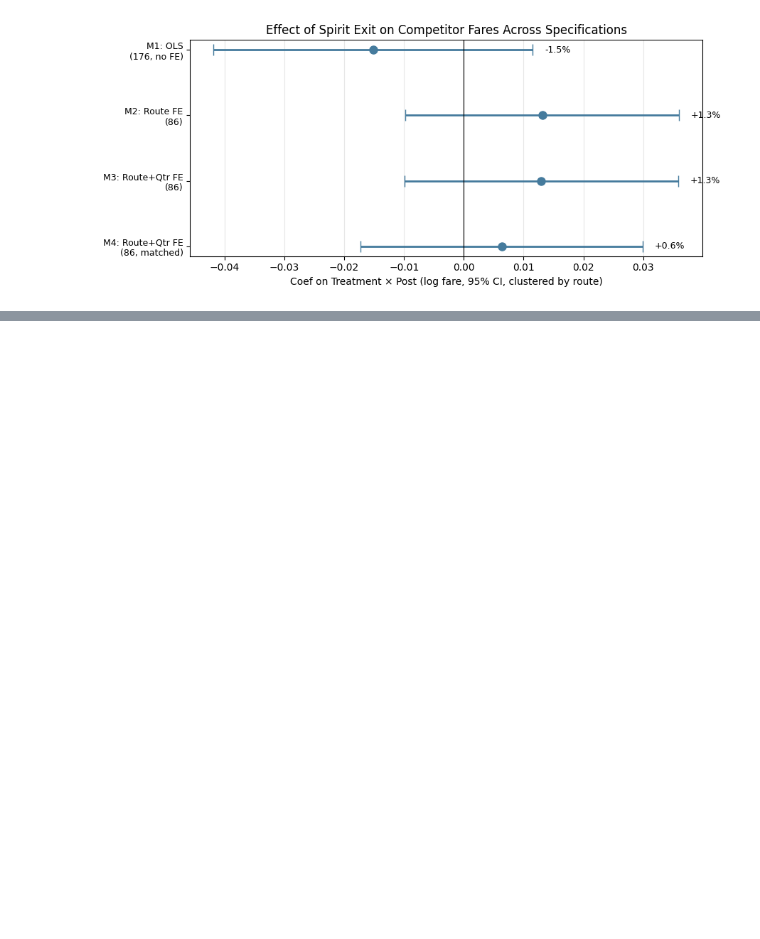
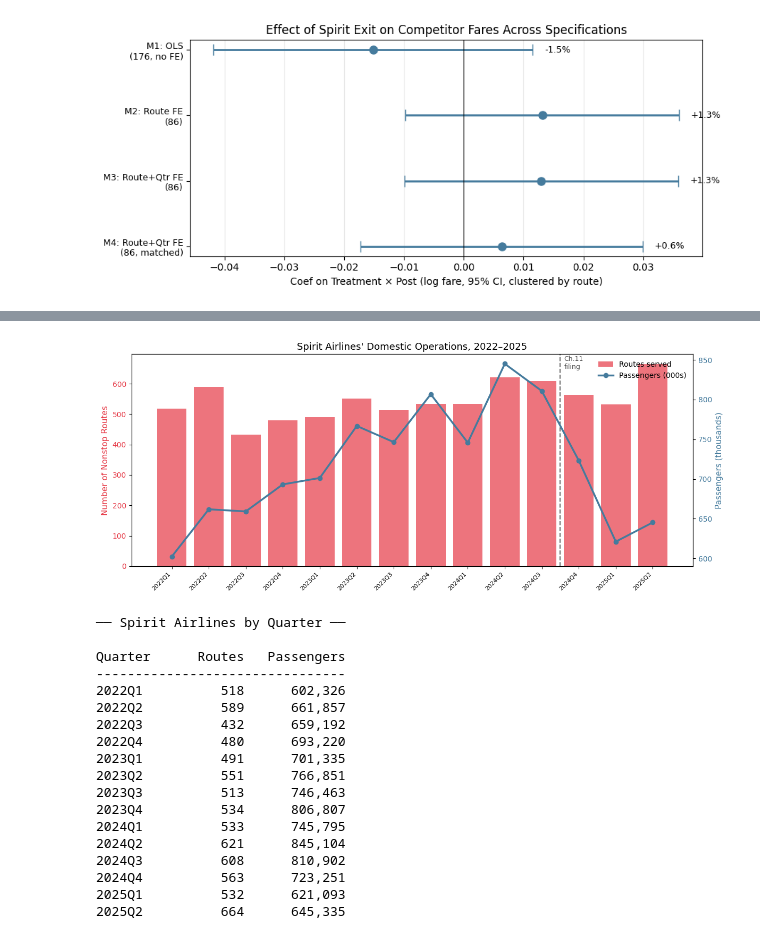
Before and after one commit to Aryangoel225/spirit-econ-project-, a Jupyter notebook: 02_data_exploration.ipynb, the cells around one changed output, grey strips where cells are left out. Drawn from its saved outputs; the diff is of its cells as text; code cells hidden in the pictures; blank space fills up the shorter version.

```diff
--- a/02_data_exploration.ipynb
+++ b/02_data_exploration.ipynb
@@ -335,0 +403,64 @@ plt.tight_layout(); plt.savefig('figure3_coefficients.png', dpi=150); plt.show()
+# %%
+# ── Figure 3: Spirit Airlines' Domestic Operations ───────────────────────────
+
+spirit_data = df[df.TkCarrier == 'NK'].copy()
+spirit_data['YQ_num'] = (spirit_data.Year - 2022) * 4 + spirit_data.Quarter
+spirit_data['YQ'] = spirit_data.Year.astype(str) + 'Q' + spirit_data.Quarter.astype(str)
+
+spirit_quarterly = []
+for (yq_num, yq), group in spirit_data.groupby(['YQ_num','YQ']):
+    n_routes = group[['Origin','Dest']].drop_duplicates().shape[0]
+    total_pax = group.Passengers.sum()
+    spirit_quarterly.append({'YQ_num': yq_num, 'YQ': yq,
+                             'NumRoutes': n_routes, 'TotalPax': total_pax})
+spirit_qtr = pd.DataFrame(spirit_quarterly).sort_values('YQ_num')
+
+fig, ax1 = plt.subplots(figsize=(12, 5))
+color1, color2 = '#e63946', '#457b9d'
+
+ax1.bar(spirit_qtr.YQ_num, spirit_qtr.NumRoutes, color=color1, alpha=0.7, label='Routes served')
+ax1.set_ylabel('Number of Nonstop Routes', color=color1, fontsize=11)
+ax1.tick_params(axis='y', labelcolor=color1)
+
+ax2 = ax1.twinx()
+ax2.plot(spirit_qtr.YQ_num, spirit_qtr.TotalPax / 1000,
+         color=color2, marker='o', linewidth=2.5, label='Passengers (000s)')
+ax2.set_ylabel('Passengers (thousands)', color=color2, fontsize=11)
+ax2.tick_params(axis='y', labelcolor=color2)
+
+ax1.axvline(x=11.5, color='black', linestyle='--', alpha=0.6)
+ax1.text(11.6, ax1.get_ylim()[1] * 0.93, 'Ch.11\nfiling', fontsize=9, alpha=0.7)
+ax1.set_xticks(spirit_qtr.YQ_num.tolist())
+ax1.set_xticklabels(spirit_qtr.YQ.tolist(), rotation=45, ha='right', fontsize=8)
+ax1.set_title("Spirit Airlines' Domestic Operations, 2022–2025", fontsize=13)
+lines1, labels1 = ax1.get_legend_handles_labels()
+lines2, labels2 = ax2.get_legend_handles_labels()
+ax1.legend(lines1 + lines2, labels1 + labels2, loc='upper right', frameon=False)
+plt.tight_layout(); plt.savefig('figure3_spirit_footprint.png', dpi=150); plt.show()
+
+# Print quarterly summary table
+print("\n── Spirit Airlines by Quarter ──\n")
+print(f"{'Quarter':<10} {'Routes':>8} {'Passengers':>12}")
+print("-" * 32)
+for _, row in spirit_qtr.iterrows():
+    print(f"{row.YQ:<10} {row.NumRoutes:>8} {row.TotalPax:>12,.0f}")
+# %% [output]
+[figure, added]
+── Spirit Airlines by Quarter ──
+
+Quarter      Routes   Passengers
+--------------------------------
+2022Q1          518      602,326
+2022Q2          589      661,857
+2022Q3          432      659,192
+2022Q4          480      693,220
+2023Q1          491      701,335
+2023Q2          551      766,851
+2023Q3          513      746,463
+2023Q4          534      806,807
+2024Q1          533      745,795
+2024Q2          621      845,104
+2024Q3          608      810,902
+2024Q4          563      723,251
+2025Q1          532      621,093
+2025Q2          664      645,335
```
Also changed, not shown: parts of 2 cells of this notebook, 9 other files.
